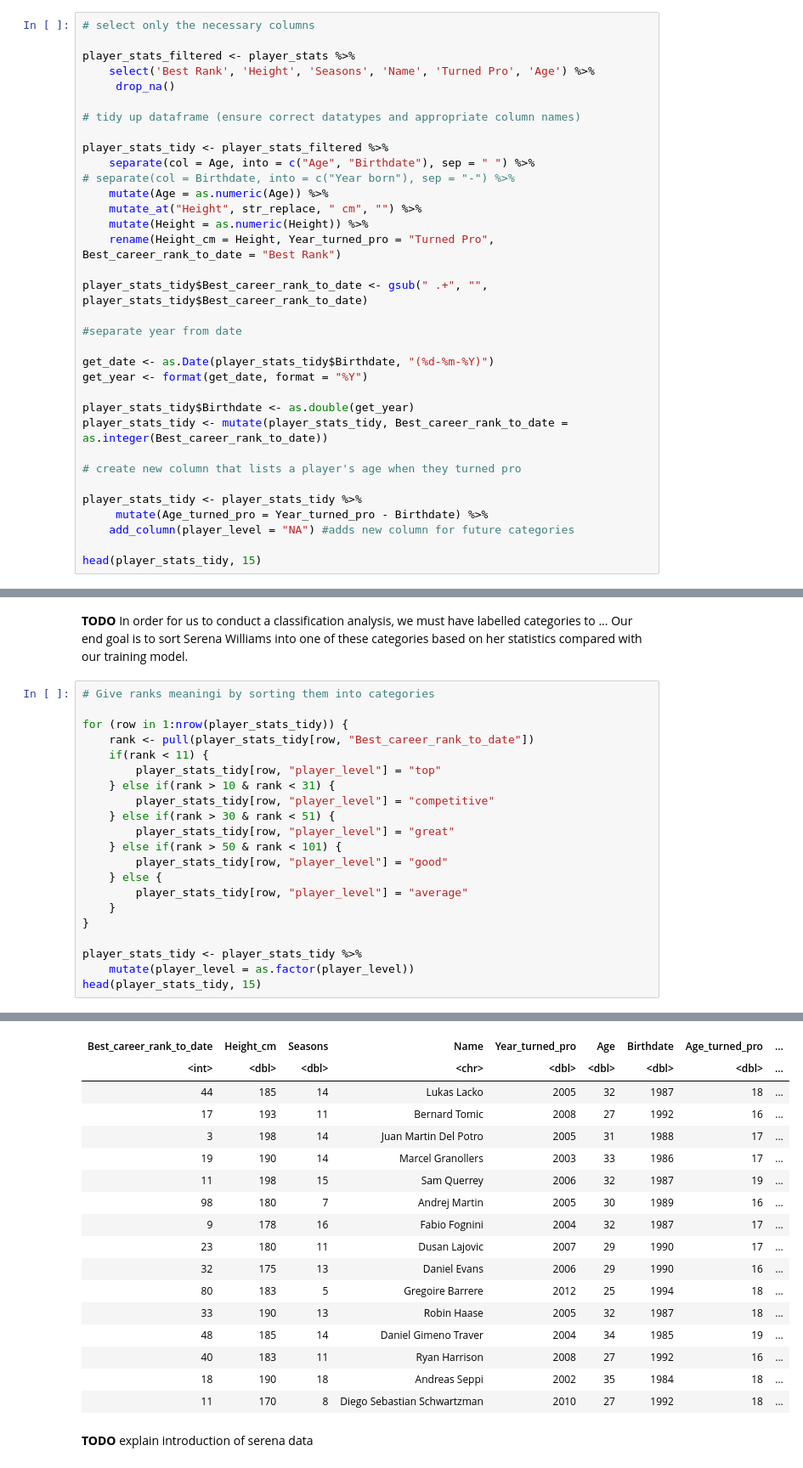
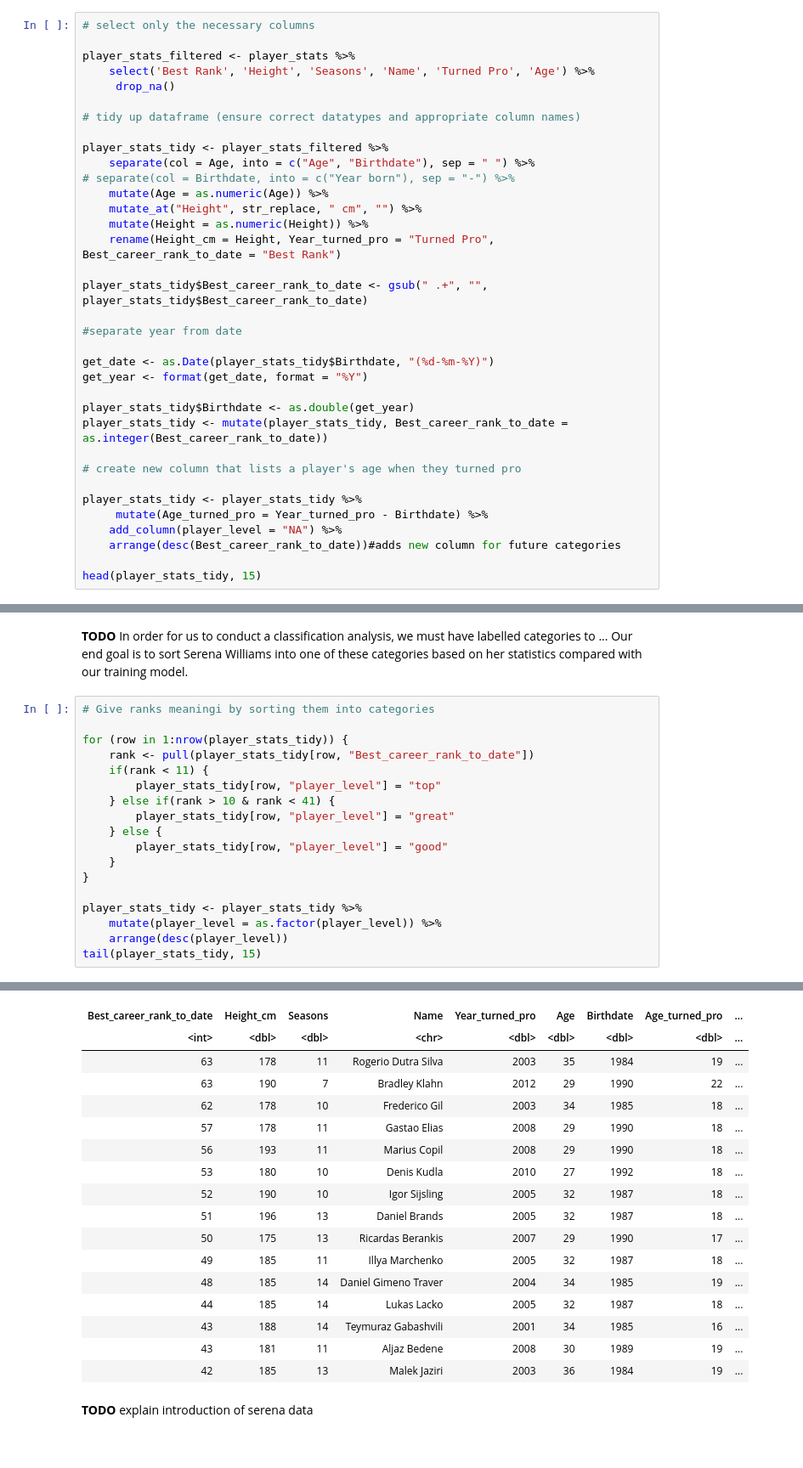
Before and after one commit to sandraradic/Tennis-Classification-Model, a Jupyter notebook: project_proposal.ipynb, the cells around one changed output, grey strips where cells are left out. Shown at 85% size. Saved outputs shown, nothing was run; the diff lists cells and outputs as text.

```diff
--- a/project_proposal.ipynb
+++ b/project_proposal.ipynb
@@ -82,7 +101,8 @@ player_stats_tidy <- mutate(player_stats_tidy, Best_career_rank_to_date = as.int
 
 player_stats_tidy <- player_stats_tidy %>%
      mutate(Age_turned_pro = Year_turned_pro - Birthdate) %>%
-    add_column(player_level = "NA") #adds new column for future categories
+    add_column(player_level = "NA") %>%
+    arrange(desc(Best_career_rank_to_date))#adds new column for future categories
 
 head(player_stats_tidy, 15)
 # %% [output]
@@ -110,43 +130,40 @@ Our end goal is to sort Serena Williams into one of these categories based on he
 # %%
 # Give ranks meaningi by sorting them into categories
 
 for (row in 1:nrow(player_stats_tidy)) {
     rank <- pull(player_stats_tidy[row, "Best_career_rank_to_date"])
     if(rank < 11) {
         player_stats_tidy[row, "player_level"] = "top"
-    } else if(rank > 10 & rank < 31) {
-        player_stats_tidy[row, "player_level"] = "competitive"
-    } else if(rank > 30 & rank < 51) {
+    } else if(rank > 10 & rank < 41) {
         player_stats_tidy[row, "player_level"] = "great"
-    } else if(rank > 50 & rank < 101) {
+    } else {
         player_stats_tidy[row, "player_level"] = "good"
-    } else {
-        player_stats_tidy[row, "player_level"] = "average"
     }
 }
 
 player_stats_tidy <- player_stats_tidy %>%
-    mutate(player_level = as.factor(player_level))
-head(player_stats_tidy, 15)
+    mutate(player_level = as.factor(player_level)) %>%
+    arrange(desc(player_level))
+tail(player_stats_tidy, 15)
 # %% [output]
 A tibble: 15 × 9
 | Best_career_rank_to_date | Height_cm | Seasons | Name | Year_turned_pro | Age | Birthdate | Age_turned_pro | ... |
 | <int> | <dbl> | <dbl> | <chr> | <dbl> | <dbl> | <dbl> | <dbl> | ... |
+| 63 | 178 | 11 | Rogerio Dutra Silva | 2003 | 35 | 1984 | 19 | ... |
+| 63 | 190 | 7 | Bradley Klahn | 2012 | 29 | 1990 | 22 | ... |
+| 62 | 178 | 10 | Frederico Gil | 2003 | 34 | 1985 | 18 | ... |
+| 57 | 178 | 11 | Gastao Elias | 2008 | 29 | 1990 | 18 | ... |
+| 56 | 193 | 11 | Marius Copil | 2008 | 29 | 1990 | 18 | ... |
+| 53 | 180 | 10 | Denis Kudla | 2010 | 27 | 1992 | 18 | ... |
+| 52 | 190 | 10 | Igor Sijsling | 2005 | 32 | 1987 | 18 | ... |
+| 51 | 196 | 13 | Daniel Brands | 2005 | 32 | 1987 | 18 | ... |
+| 50 | 175 | 13 | Ricardas Berankis | 2007 | 29 | 1990 | 17 | ... |
+| 49 | 185 | 11 | Illya Marchenko | 2005 | 32 | 1987 | 18 | ... |
+| 48 | 185 | 14 | Daniel Gimeno Traver | 2004 | 34 | 1985 | 19 | ... |
 | 44 | 185 | 14 | Lukas Lacko | 2005 | 32 | 1987 | 18 | ... |
-| 17 | 193 | 11 | Bernard Tomic | 2008 | 27 | 1992 | 16 | ... |
-| 3 | 198 | 14 | Juan Martin Del Potro | 2005 | 31 | 1988 | 17 | ... |
-| 19 | 190 | 14 | Marcel Granollers | 2003 | 33 | 1986 | 17 | ... |
-| 11 | 198 | 15 | Sam Querrey | 2006 | 32 | 1987 | 19 | ... |
-| 98 | 180 | 7 | Andrej Martin | 2005 | 30 | 1989 | 16 | ... |
-| 9 | 178 | 16 | Fabio Fognini | 2004 | 32 | 1987 | 17 | ... |
-| 23 | 180 | 11 | Dusan Lajovic | 2007 | 29 | 1990 | 17 | ... |
-| 32 | 175 | 13 | Daniel Evans | 2006 | 29 | 1990 | 16 | ... |
-| 80 | 183 | 5 | Gregoire Barrere | 2012 | 25 | 1994 | 18 | ... |
-| 33 | 190 | 13 | Robin Haase | 2005 | 32 | 1987 | 18 | ... |
-| 48 | 185 | 14 | Daniel Gimeno Traver | 2004 | 34 | 1985 | 19 | ... |
-| 40 | 183 | 11 | Ryan Harrison | 2008 | 27 | 1992 | 16 | ... |
-| 18 | 190 | 18 | Andreas Seppi | 2002 | 35 | 1984 | 18 | ... |
-| 11 | 170 | 8 | Diego Sebastian Schwartzman | 2010 | 27 | 1992 | 18 | ... |
+| 43 | 188 | 14 | Teymuraz Gabashvili | 2001 | 34 | 1985 | 16 | ... |
+| 43 | 181 | 11 | Aljaz Bedene | 2008 | 30 | 1989 | 19 | ... |
+| 42 | 185 | 13 | Malek Jaziri | 2003 | 36 | 1984 | 19 | ... |
 # %% [markdown]
 **TODO** explain introduction of serena data
 # %%
```
Also changed, not shown: parts of 8 cells of this notebook.
